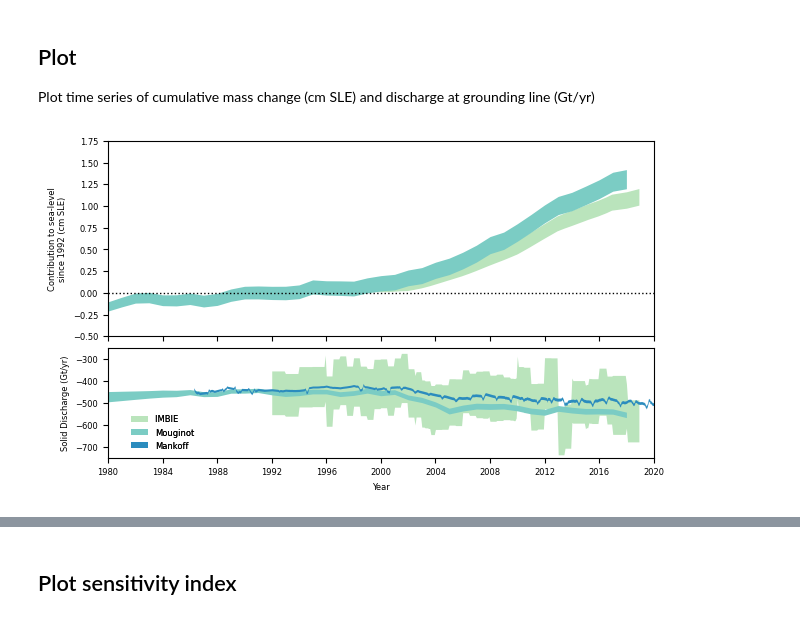
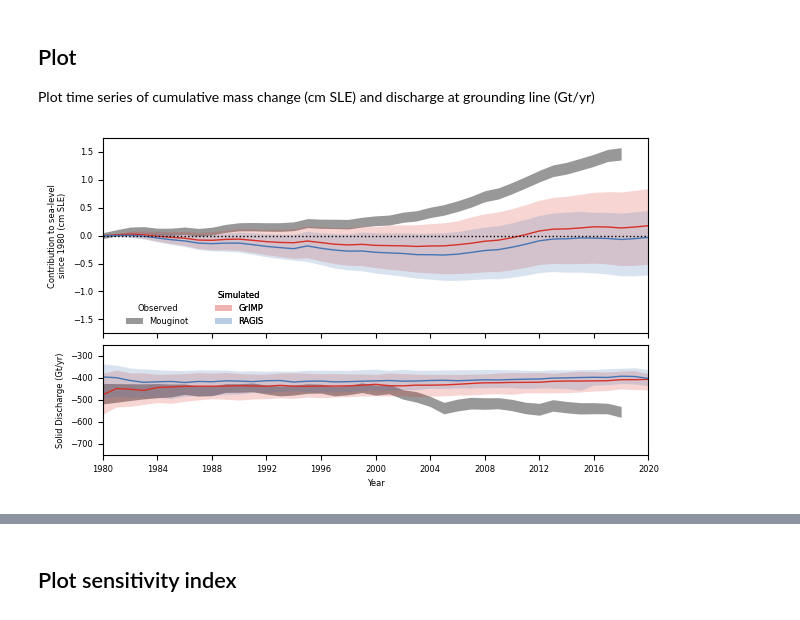
Before and after one commit to pism/pism-ragis, a Jupyter notebook: notebooks/analyze_ensembles.ipynb, the cells around one changed output, grey strips where cells are left out. Cells and saved outputs as stored; diff of their text form; code cells hidden in the pictures.

```diff
--- a/notebooks/analyze_ensembles.ipynb
+++ b/notebooks/analyze_ensembles.ipynb
@@ -200,13 +224,11 @@ dtype: float64
 
 Plot time series of cumulative mass change (cm SLE) and discharge at grounding line (Gt/yr)
 # %%
-sigma = 1
 sigma_mass = 1
-sigma_discharge = 1
+sigma_discharge = 2
 
-imbie_color = "#bae4bc"
-mou_color = "#7bccc4"
-man_color = "#2b8cbe"
+
+plot_experiments = experiments
 
 plt.rc('font', size=6)
 plt.style.use("tableau-colorblind10")
@@ -214,47 +236,71 @@ plt.style.use("tableau-colorblind10")
 fig, axs = plt.subplots(nrows=2, ncols=1, sharex="col", figsize=(6.2, 3.6), height_ratios=[16, 9])
 fig.subplots_adjust(wspace=0, hspace=0.075, bottom=0.1, top=0.98, left=0.1, right=0.98)
 
-for obs, o, obs_color, obs_loc, obs_alpha  in zip([imbie, mou_gis_1992, man], ["IMBIE ", "Mouginot", "Mankoff"],
-                                       [imbie_color, mou_color, man_color], [(0.5, 0.0), (0.3, 0.0), (0.1, 0.0)],
-                                                  [1, 1, 1]):
 
-    if mass_varname in obs:
-        obs_ci = axs[0].fill_between(obs["Date"],
-                        (obs[mass_varname] + sigma_mass * obs[mass_uncertainty_varname]),
-                        (obs[mass_varname] - sigma_mass * obs[mass_uncertainty_varname]),
-                        ls="solid", color=obs_color, lw=0, alpha=obs_alpha, label=f"{sigma}-$\sigma$")
+for obs, o, obs_color, obs_loc, obs_alpha  in zip([mou_gis], ["Mouginot"],
+                                       [mou_color], [(0.1, 0.0)], [0.5]):
+    obs_ci = axs[0].fill_between(obs["Date"],
+                    (obs[mass_varname] + sigma_mass * obs[mass_uncertainty_varname]),
+                    (obs[mass_varname] - sigma_mass * obs[mass_uncertainty_varname]),
+                    ls="solid", color=obs_color, lw=0, alpha=obs_alpha, label=o)
     axs[1].fill_between(obs["Date"],
                     (obs[discharge_varname] + sigma_discharge * obs[discharge_uncertainty_varname]),
                     (obs[discharge_varname] - sigma_discharge * obs[discharge_uncertainty_varname]),
-                    ls="solid", color=obs_color, lw=0, alpha=obs_alpha, label=o)
+                    ls="solid", color=obs_color, lw=0, alpha=obs_alpha)
 
-legend_obs = axs[1].legend(loc="lower center", bbox_to_anchor=obs_loc)
+
+legend_obs = axs[0].legend(loc="lower center", bbox_to_anchor=obs_loc, title="Observed")
 legend_obs.get_frame().set_linewidth(0.0)
 legend_obs.get_frame().set_alpha(0.0)
-axs[1].add_artist(legend_obs)
+axs[0].add_artist(legend_obs)
 
 
+sims_cis = []
+sims_lines = []
+for k, exp in enumerate(plot_experiments):
+    df = exp["data_df"]
+    q_16 = df.groupby(by="time").quantile(0.16, numeric_only=True)
+    q_50 = df.groupby(by="time").quantile(0.50, numeric_only=True)
+    q_84 = df.groupby(by="time").quantile(0.84, numeric_only=True)
+    sims_line = axs[0].plot(q_50.index, q_50[mass_varname], color=sim_colors[k], alpha=1.0, lw=1)
+    axs[1].plot(q_50.index, q_50[discharge_varname], color=sim_colors[k], alpha=1.0, lw=1)
+    sims_ci = axs[0].fill_between(q_16.index, q_16[mass_varname],
+                        q_84[mass_varname], color=sim_colors[k], alpha=0.2, lw=0, label=exp["Experiment"])
+    axs[1].fill_between(q_16.index, q_16[discharge_varname],
+                        q_84[discharge_varname], color=sim_colors[k], alpha=0.2, lw=0)
+    sims_cis.append(sims_ci)
+    sims_lines.append(sims_line[0])
+
+if len(sims_cis) < 4:
+    ncols = 1
+else:
+    ncols = 2
+legend_sims = axs[0].legend(handles=sims_cis, loc="lower center", bbox_to_anchor=[0.25, .0],
+                           title=f"Simulated", ncols=ncols)
+legend_sims.get_frame().set_linewidth(0.0)
+legend_sims.get_frame().set_alpha(0.0)
+axs[0].add_artist(legend_sims)
 
 
 
 
 fig.set_facecolor(bg_color)
 for ax in axs:
     ax.set_facecolor(bg_color)
 fig.set_facecolor(bg_color)
 
 axs[0].axhline(0, color="k", ls="dotted", lw=1.0)
 axs[0].set_xlabel("")
-axs[0].set_ylabel("Contribution to sea-level\nsince 1992 (cm SLE)")
+axs[0].set_ylabel("Contribution to sea-level\nsince 1980 (cm SLE)")
 axs[-1].set_xlabel("Year")
 axs[1].set_ylabel("Solid Discharge (Gt/yr)")
 axs[0].set_xlim(pd.to_datetime("1980-1-1"), pd.to_datetime("2020-1-1"))
-axs[0].set_ylim(-0.5, 1.75)
+axs[0].set_ylim(-1.75, 1.75)
 axs[1].set_ylim(-750, -250)
 
 # fig.tight_layout()
-fig.savefig(fig_dir / "obs_1980-2020.pdf")
-fig.savefig(fig_dir / "obs_1980-2020.png", dpi=600)
+fig.savefig(fig_dir / "ragis-comp_scalar_1980-2020.pdf")
+fig.savefig(fig_dir / "ragis-comp_scalar_1980-2020.png", dpi=600)
 # %% [output]
-[figure, old version]
+[figure, new version]
 # %%
```
Also changed, not shown: parts of 38 cells of this notebook, 2 other files.
